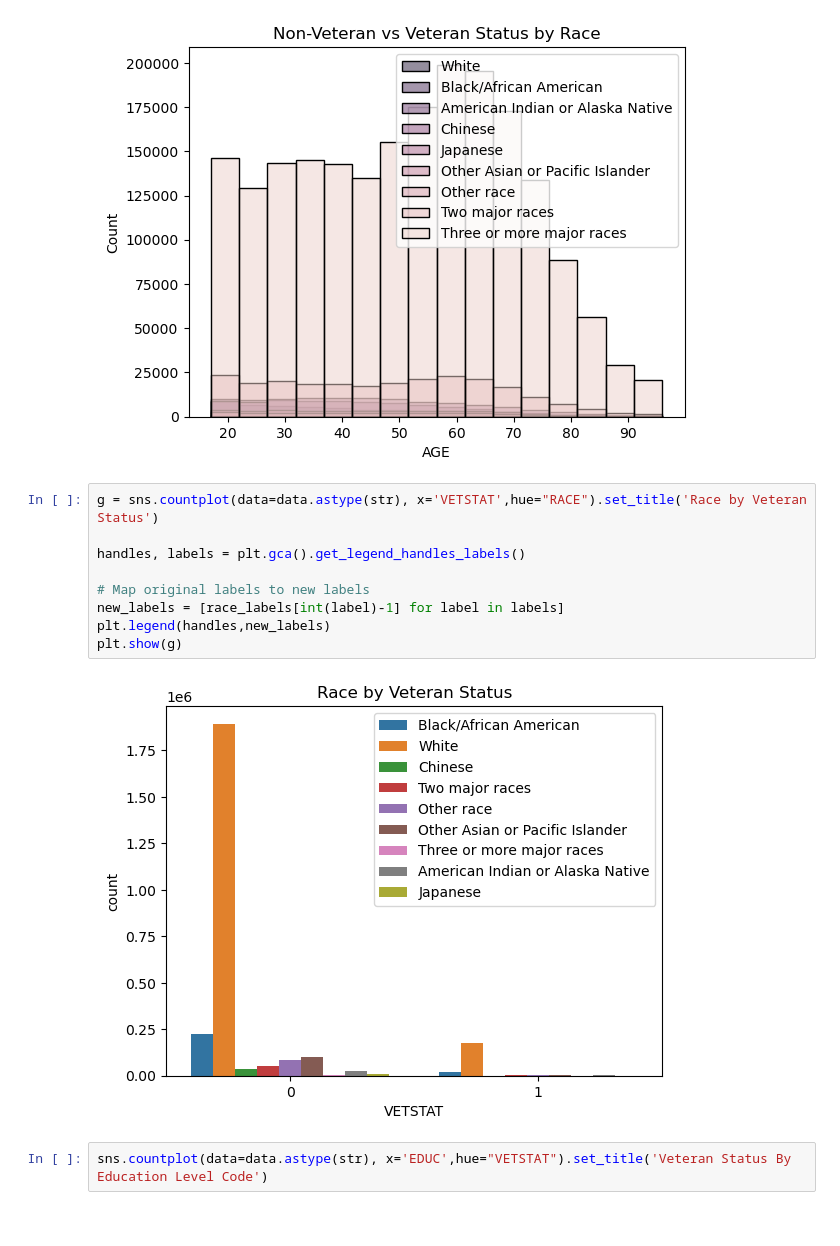
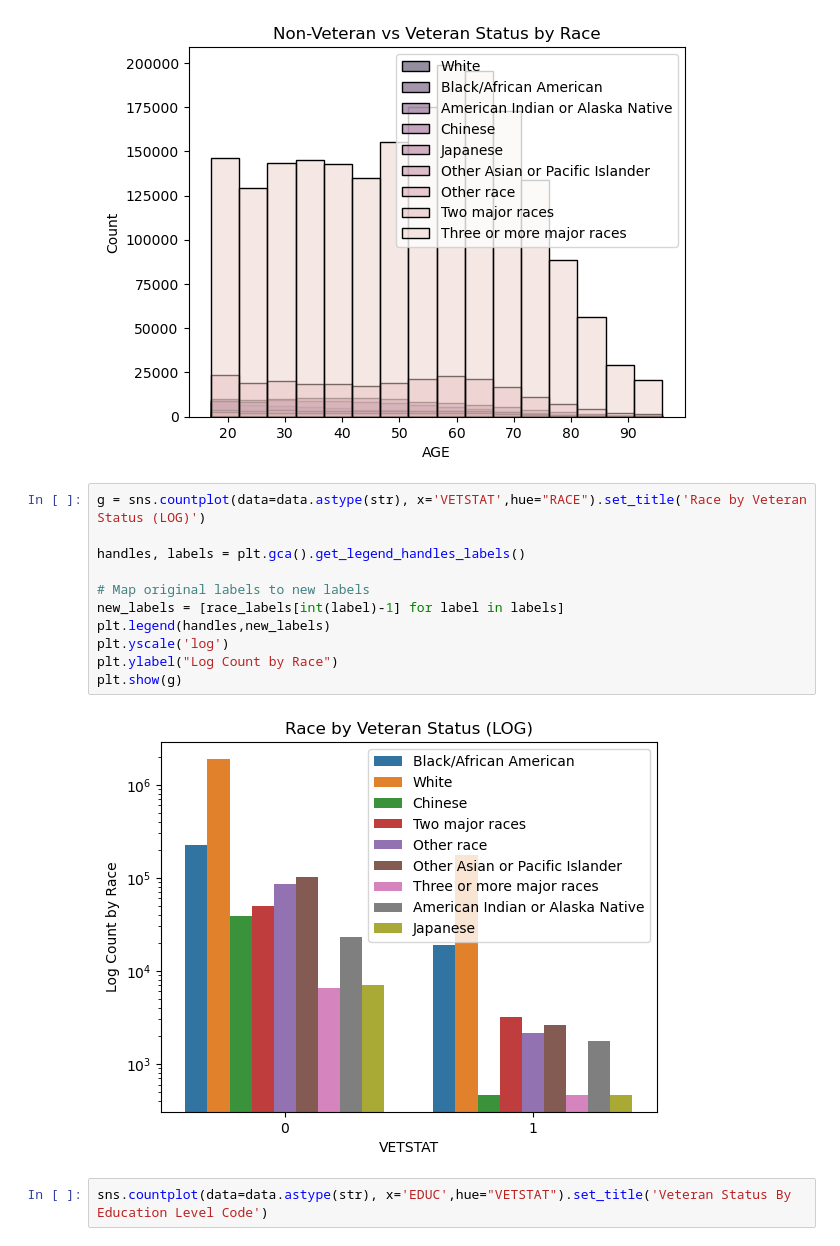
Before and after one commit to Fobertree/Econ220FinalProject, a Jupyter notebook: main.ipynb, the cells around one changed output. Saved outputs shown, nothing was run; the diff lists cells and outputs as text.

```diff
--- a/main.ipynb
+++ b/main.ipynb
@@ -386,16 +385,18 @@ plt.show(g)
 # %% [output]
 [figure]
 # %%
-g = sns.countplot(data=data.astype(str), x='VETSTAT',hue="RACE").set_title('Race by Veteran Status')
+g = sns.countplot(data=data.astype(str), x='VETSTAT',hue="RACE").set_title('Race by Veteran Status (LOG)')
 
 handles, labels = plt.gca().get_legend_handles_labels()
 
 # Map original labels to new labels
 new_labels = [race_labels[int(label)-1] for label in labels]
 plt.legend(handles,new_labels)
+plt.yscale('log')
+plt.ylabel("Log Count by Race")
 plt.show(g)
 # %% [output]
-[figure, old version]
+[figure, new version]
 # %%
 sns.countplot(data=data.astype(str), x='EDUC',hue="VETSTAT").set_title('Veteran Status By Education Level Code')
 # %% [output]
```
Also changed, not shown: parts of 3 cells of this notebook.
